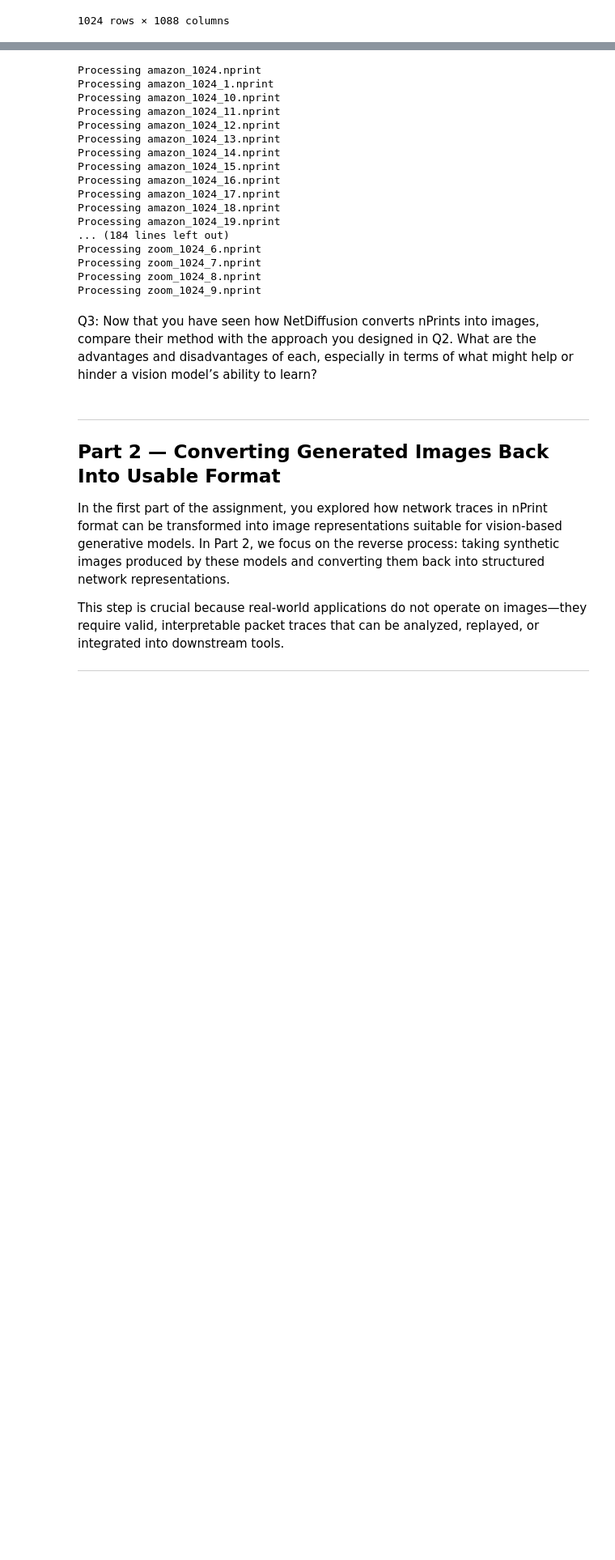
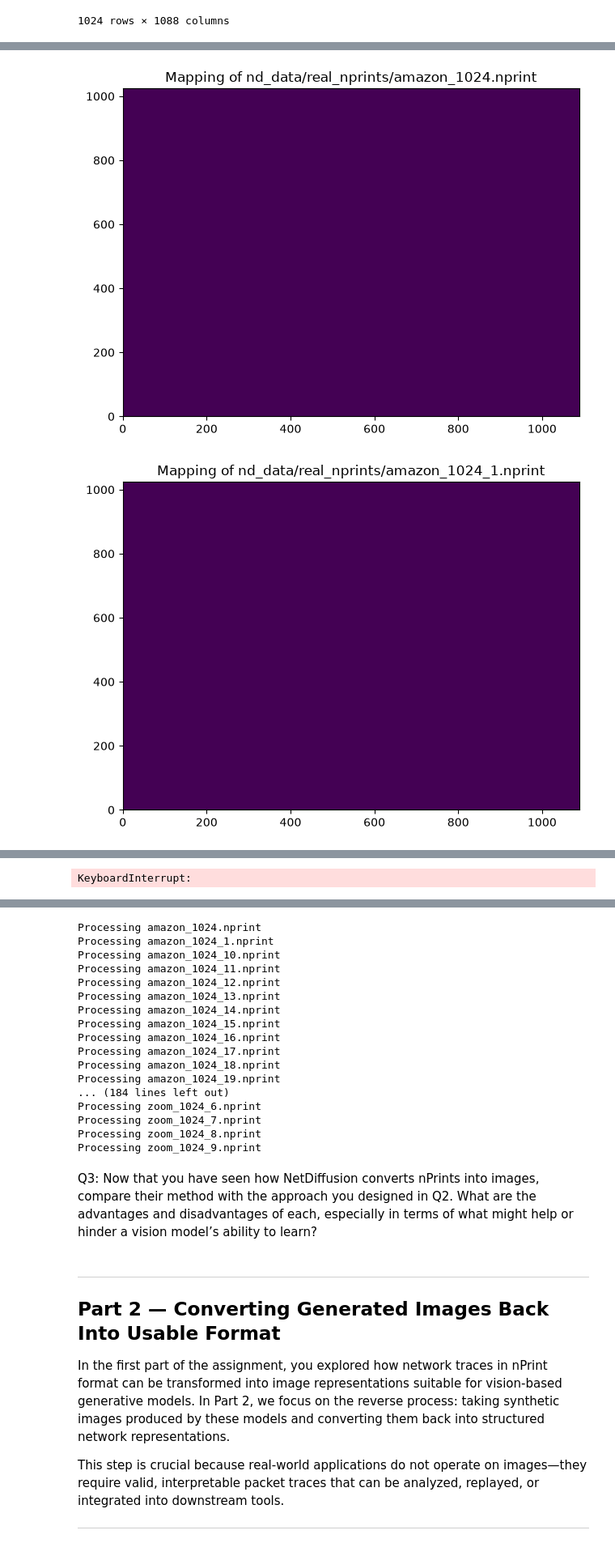
Before and after one commit to md-45/ml-systems-copy, a Jupyter notebook: docs/assignments/NetDiffusion_Simple.ipynb, the cells around one changed output, grey strips where cells are left out. Shown at 81% size. Saved outputs shown, nothing was run; the diff lists cells and outputs as text; code cells hidden in the pictures; blank space fills up the shorter version.

Commit message:
Saving one encoded image, and looping encoding

```diff
--- a/docs/assignments/NetDiffusion_Simple.ipynb
+++ b/docs/assignments/NetDiffusion_Simple.ipynb
@@ -77,0 +81,20 @@ plt.show()
+# %%
+def nprint_to_image(file_name):
+    csv_name = pd.read_csv(file_name)
+    csv_name.drop(columns="Unnamed: 0")
+
+    Z = csv_name
+
+    plt.pcolor(csv_name)
+    plt.title(f"Mapping of {file_name}")
+
+    plt.tight_layout()
+    f = plt.show()
+    plt.savefig(f, format="png")
+# %%
+#get all files from the folder
+for file in os.listdir("nd_data/real_nprints"):
+    nprint_to_image(f"nd_data/real_nprints/{file}")
+# %% [output]
+[figure, added]
+[figure, added]
@@ -77,0 +107 @@ plt.show()
+KeyboardInterrupt:
```
Also changed, not shown: parts of 3 cells of this notebook, 1 other file.
